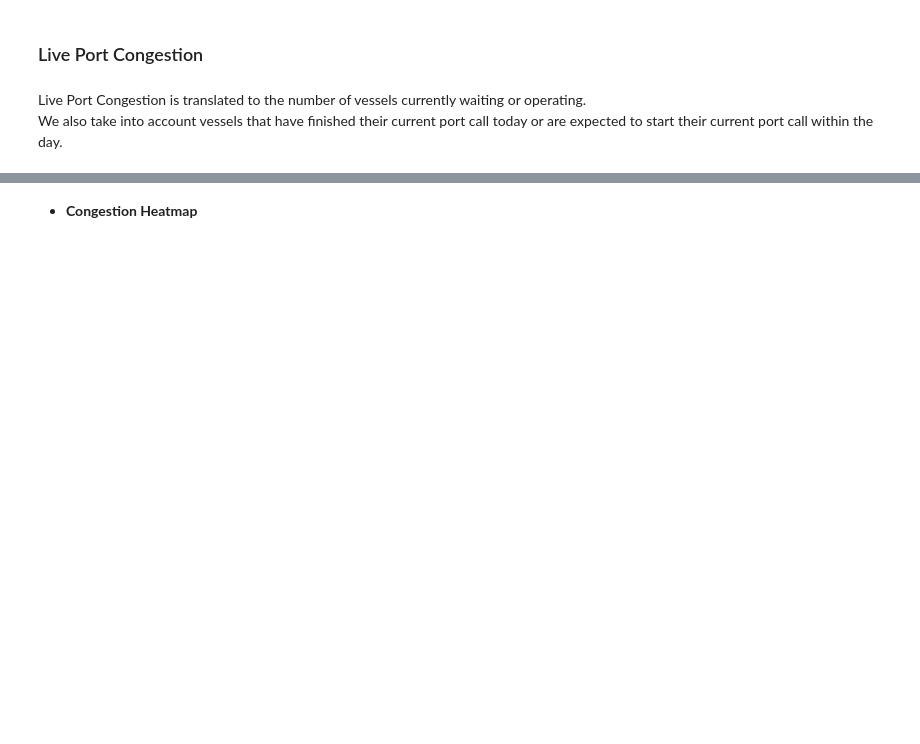
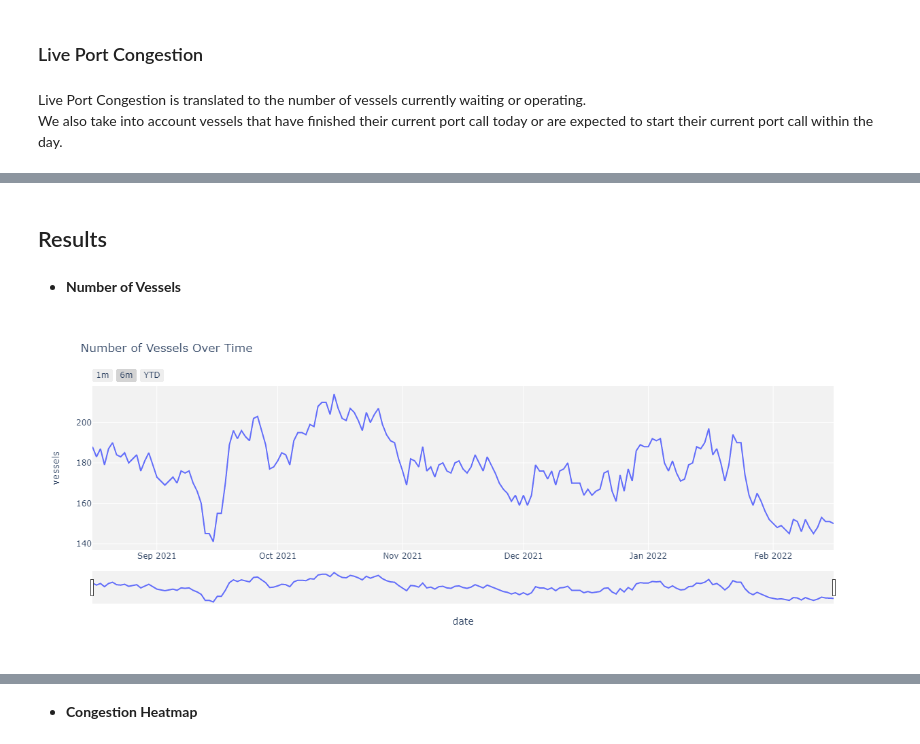
Before and after one commit to SignalOceanSdk/SignalSDK, a Jupyter notebook: docs/examples/jupyter/VoyagesAPI/Port_Congestion_in_China_(Capes).ipynb, the cells around one changed output, grey strips where cells are left out. Saved outputs shown, nothing was run; the diff lists cells and outputs as text; code cells hidden in the pictures; blank space fills up the shorter version.

```diff
--- a/docs/examples/jupyter/VoyagesAPI/Port_Congestion_in_China_(Capes).ipynb
+++ b/docs/examples/jupyter/VoyagesAPI/Port_Congestion_in_China_(Capes).ipynb
@@ -384,6 +363,6 @@ num_of_vessels_time_series
 # %%
 # Helper Function that adds date buttons in time series visualisations
-def add_date_buttons(months_back, time_series):
+def add_date_buttons(months_back, time_series,date_buttons):
     current_date = datetime.utcnow().date()
     past_date = current_date - pd.DateOffset(months=months_back)
     if (months_back < 12):
@@ -394,19 +373,29 @@ def add_date_buttons(months_back, time_series):
         if past_date >= time_series.date.min(): date_buttons.append(dict(count = int(months_back/12), label = label_y, step = "year", stepmode = "backward"))
     return date_buttons
 # %%
-fig = px.line(num_of_vessels_time_series, x='date', y='vessels',
+def calculate_number_of_vessels_over_time():
+    num_of_vessels_time_series = vessels_status_with_geos_df[
+      areas_filter | port_filter
+    ].groupby('DayDate')['imo'].nunique().reset_index()
+    num_of_vessels_time_series.columns = ['date', 'vessels']
+
+    return num_of_vessels_time_series
+
+def plot_number_of_vessels_over_time(num_of_vessels_time_series):
+    fig = px.line(num_of_vessels_time_series, x='date', y='vessels',
               title = f'Number of Vessels Over Time')
 
-fig.update_traces(hovertemplate='Date: %{x|%Y-%m-%d}<br>Day: %{x|%A}<br>Vessels: %{y}')
+    fig.update_traces(hovertemplate='Date: %{x|%Y-%m-%d}<br>Day: %{x|%A}<br>Vessels: %{y}')
 
-# Add buttons with dates, if applicable
-date_buttons = []
-date_buttons = add_date_buttons(1, num_of_vessels_time_series) # 1 month back
-date_buttons = add_date_buttons(6, num_of_vessels_time_series) # 6 months back
-date_buttons.append(dict(count = 1, label = "YTD", step = "year", stepmode = "todate"))
-fig.update_xaxes(rangeslider_visible = True, rangeselector = dict(buttons = date_buttons))
-fig.update_layout(
-    width=1250,
-    height=500,
-    plot_bgcolor = 'rgba(0,0,0,0.05)')
-fig.show()
+    # Add buttons with dates, if applicable
+    date_buttons = []
+    date_buttons = add_date_buttons(1, num_of_vessels_time_series,date_buttons) # 1 month back
+    date_buttons = add_date_buttons(6, num_of_vessels_time_series,date_buttons) # 6 months back
+    date_buttons.append(dict(count = 1, label = "YTD", step = "year", stepmode = "todate"))
+    fig.update_xaxes(rangeslider_visible = True, rangeselector = dict(buttons = date_buttons))
+    fig.update_layout(
+      width=1250,
+      height=500,
+      plot_bgcolor = 'rgba(0,0,0,0.05)')
+
+    fig.show()
@@ -531,0 +612,9 @@ vessels_at_port_df\
+# %% [markdown]
+## Results
+# %% [markdown]
+- **Number of Vessels**
+# %%
+number_of_vessels_over_time_ts = calculate_number_of_vessels_over_time()
+plot_number_of_vessels_over_time(number_of_vessels_over_time_ts)
+# %% [output]
+[figure, added]
```
Also changed, not shown: parts of 56 cells of this notebook.
